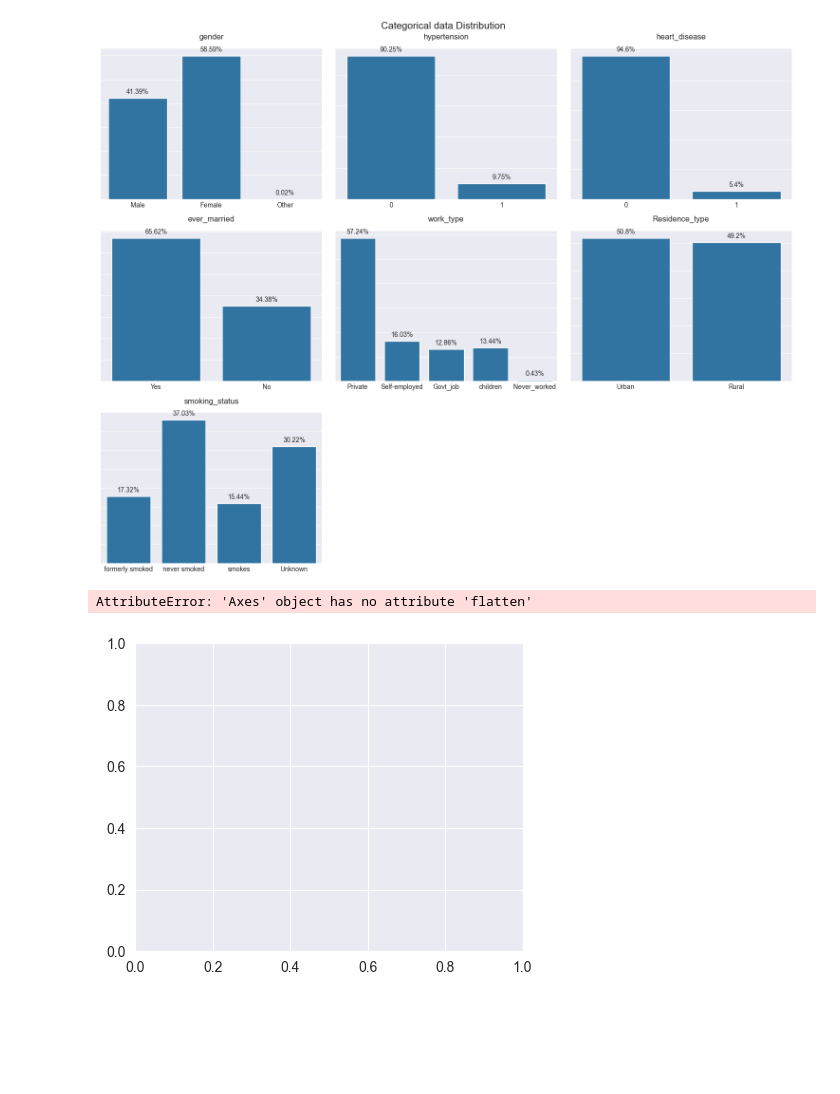
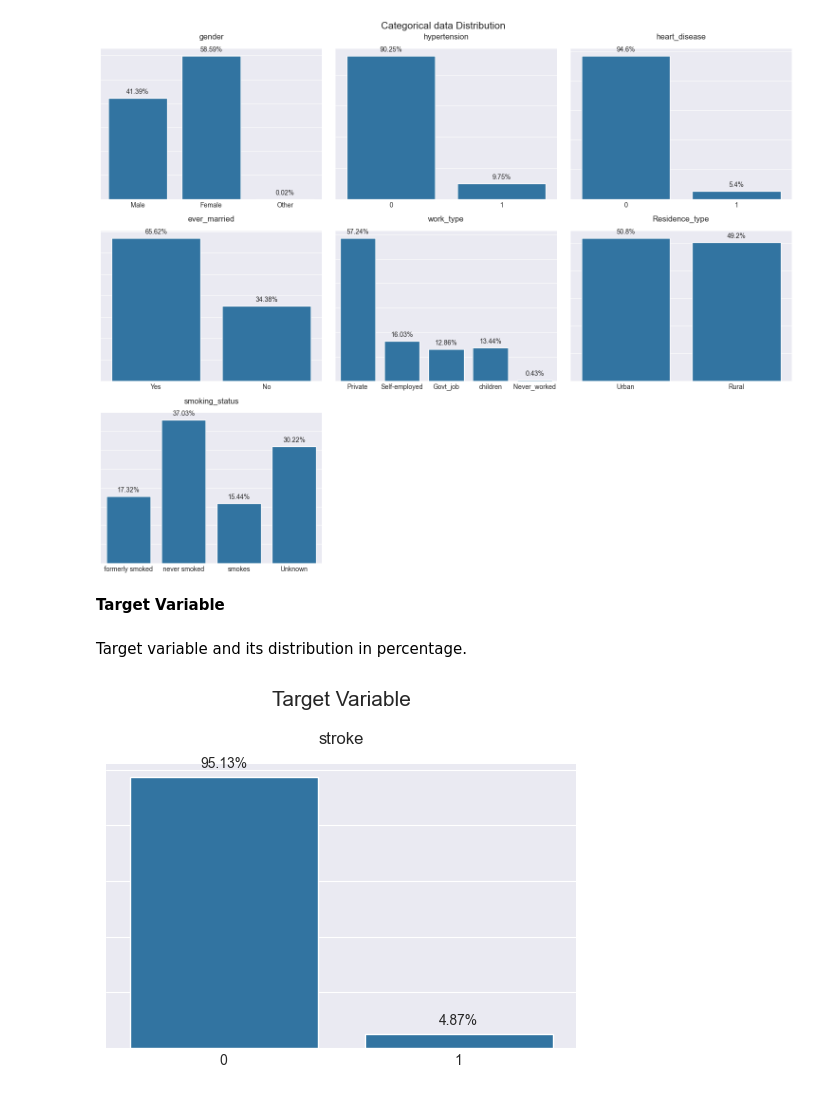
Before and after one commit to CelineChiLamNg/healthcare-stroke-prediction, a Jupyter notebook: stroke_prediction.ipynb, the cells around one changed output. Saved outputs shown, nothing was run; the diff lists cells and outputs as text; code cells hidden in the pictures; blank space fills up the shorter version.

```diff
--- a/stroke_prediction.ipynb
+++ b/stroke_prediction.ipynb
@@ -381,8 +377,11 @@ percentageplot(data=data, columns=categorical_columns, title='Categorical '
                nrows=3, ncols=3)
 # %% [output]
 [figure]
+# %% [markdown]
+**Target Variable**
+# %% [markdown]
+Target variable and its distribution in percentage.
 # %%
-percentageplot(data=stroke_data, columns='stroke', title='Target Variable')
+percentageplot(data=stroke_data, columns=['stroke'], title='Target Variable')
 # %% [output]
-AttributeError: 'Axes' object has no attribute 'flatten'
-[figure, old version]
+[figure, new version]
```
Also changed, not shown: parts of 17 cells of this notebook.
